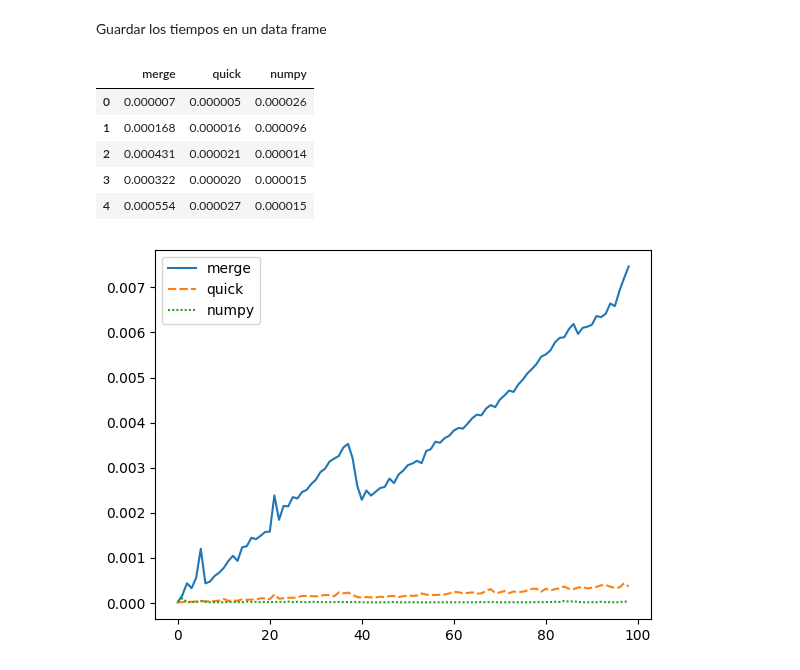
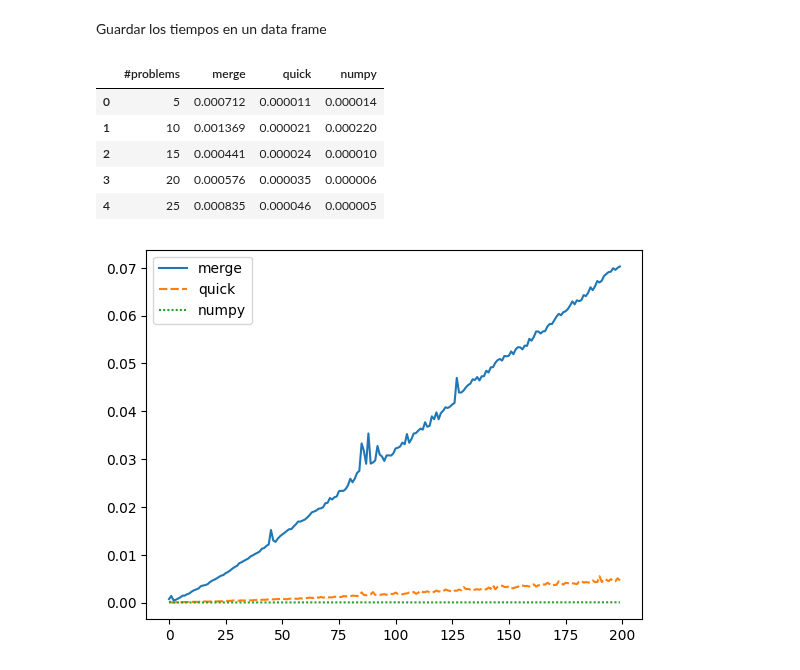
Before and after one commit to MarioChvx/ciencia_de_datos_PAMBAZO, a Jupyter notebook: notebooks/mario/sort_algorithms.ipynb, the cells around one changed output. Saved outputs shown, nothing was run; the diff lists cells and outputs as text; code cells hidden in the pictures.

```diff
--- a/notebooks/mario/sort_algorithms.ipynb
+++ b/notebooks/mario/sort_algorithms.ipynb
@@ -41,8 +40,8 @@ def partition(arr: np.array, low: int, high: int) -> int:
     for j in range(low, high):
         if arr[j] <= pivot:
             i += 1
-            (arr[i], arr[j]) = (arr[j], arr[i])
-    (arr[i + 1], arr[high]) = (arr[high], arr[i + 1])
+            arr[i], arr[j] = arr[j], arr[i]
+    arr[i + 1], arr[high] = arr[high], arr[i + 1]
     return i + 1
 
 def quick_sort(arr: np.array, low: int, high: int):
@@ -53,12 +52,13 @@ def quick_sort(arr: np.array, low: int, high: int):
 # %% [markdown]
 ## Medir los tiempos de los distintos algoritmos
 # %%
-LIMIT = 100
+LIMIT = 1_000
+problem_size = np.arange(5, LIMIT + 1, 5)
 ms_times = list()
 qs_times = list()
 np_times = list()
 
-for i in range(1, LIMIT):
+for i in problem_size:
     array = np.random.randint(1, 100, i)
 
     start = time.time()
@@ -76,22 +76,26 @@ for i in range(1, LIMIT):
 Guardar los tiempos en un data frame
 # %%
 times_df = pd.DataFrame({
+    '#problems': problem_size,
     'merge': ms_times,
     'quick': qs_times,
     'numpy': np_times
 })
 times_df.head()
 # %% [output]
-|  | merge | quick | numpy |
-| 0 | 0.000007 | 0.000005 | 0.000026 |
-| 1 | 0.000168 | 0.000016 | 0.000096 |
-| 2 | 0.000431 | 0.000021 | 0.000014 |
-| 3 | 0.000322 | 0.000020 | 0.000015 |
-| 4 | 0.000554 | 0.000027 | 0.000015 |
+|  | #problems | merge | quick | numpy |
+| 0 | 5 | 0.000712 | 0.000011 | 0.000014 |
+| 1 | 10 | 0.001369 | 0.000021 | 0.000220 |
+| 2 | 15 | 0.000441 | 0.000024 | 0.000010 |
+| 3 | 20 | 0.000576 | 0.000035 | 0.000006 |
+| 4 | 25 | 0.000835 | 0.000046 | 0.000005 |
 # %%
 sns.lineplot(
-    data= times_df
+    data= times_df[['merge', 'quick', 'numpy']],
+    # x= '#problems',
+    # y= ['merge', 'quick', 'numpy'],
+    legend= True
 )
 !clear
 # %% [output]
-[figure, old version]
+[figure, new version]
```
Also changed, not shown: parts of 1 cell of this notebook.
